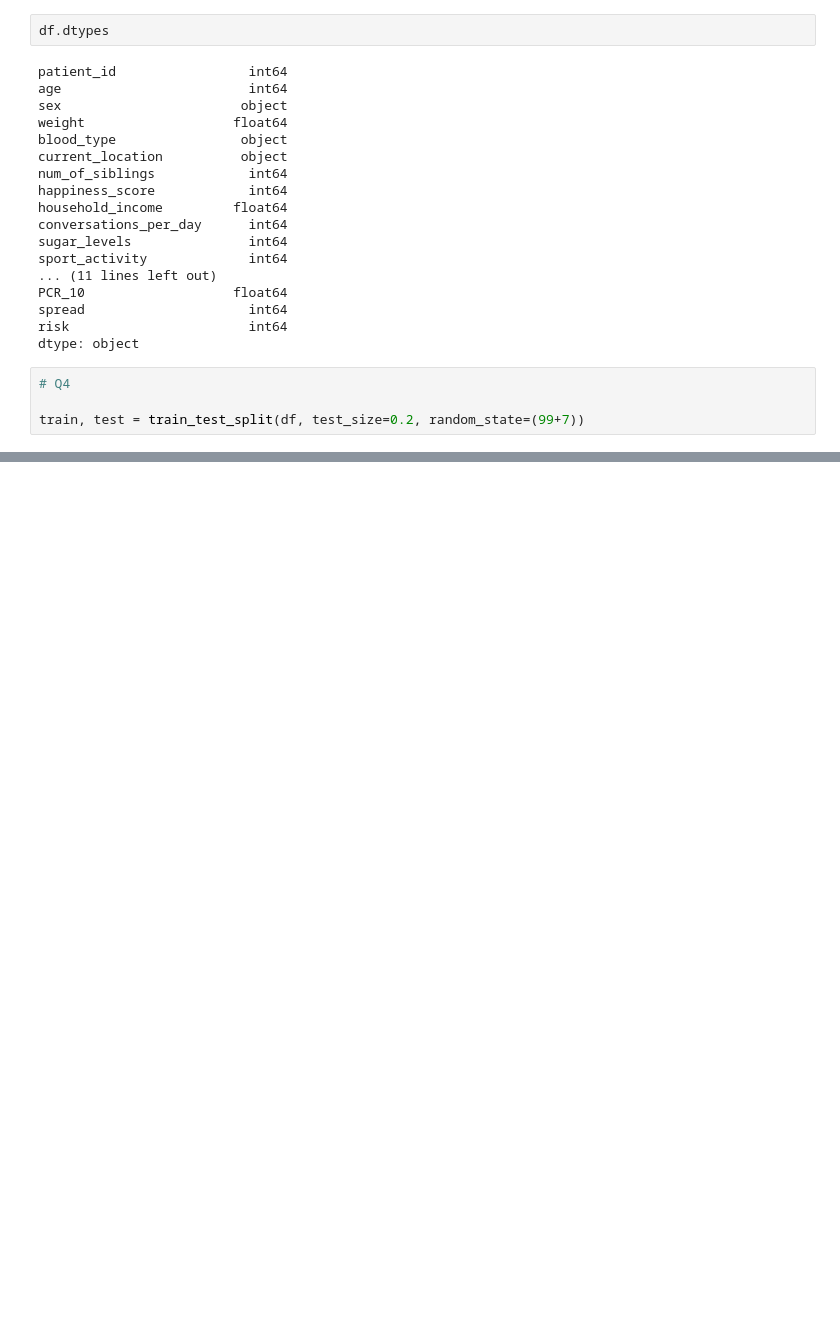
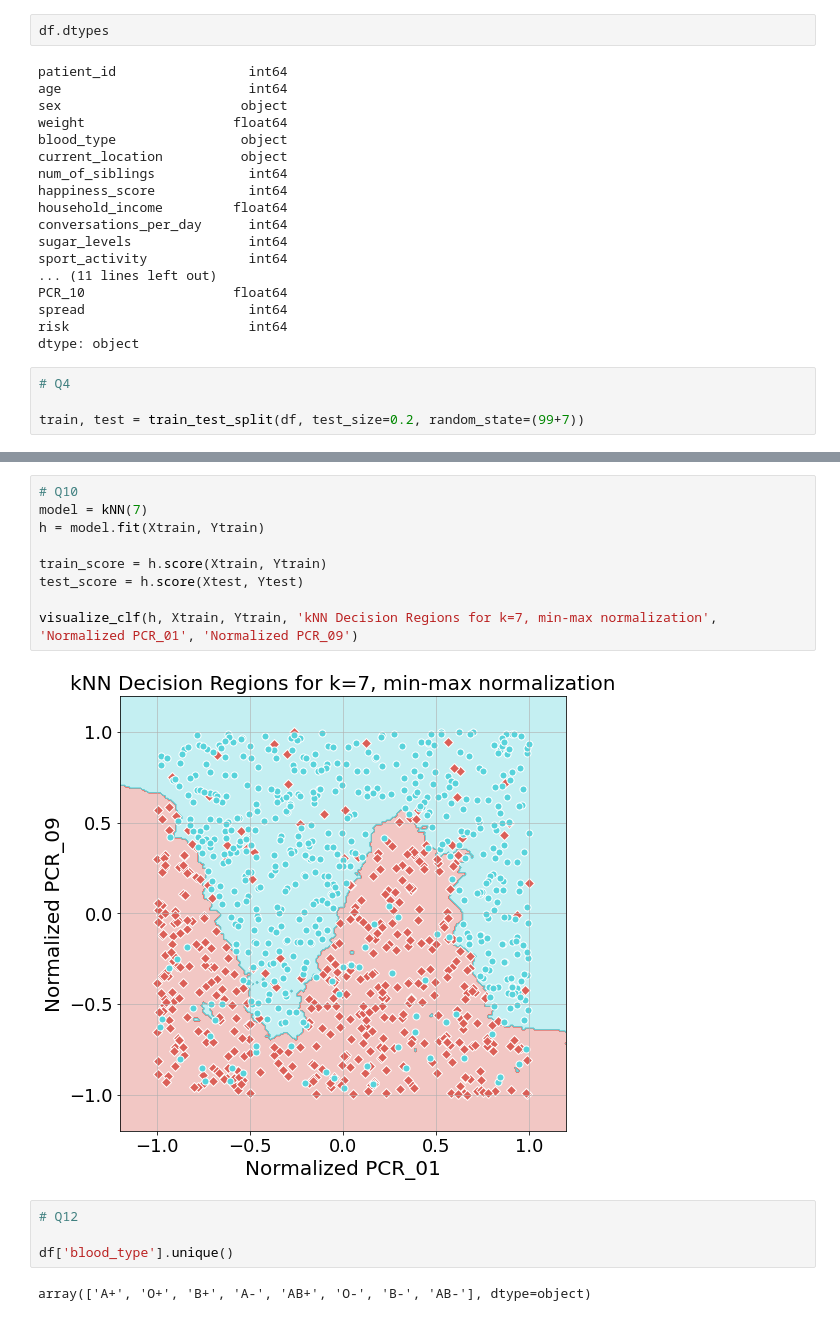
Before and after one commit to FlipperCoin/intro-to-ml, a Jupyter notebook: major_hw1/major_hw1.ipynb, the cells around one changed output, grey strips where cells are left out. Saved outputs shown, nothing was run; the diff lists cells and outputs as text; blank space fills up the shorter version.

```diff
--- a/major_hw1/major_hw1.ipynb
+++ b/major_hw1/major_hw1.ipynb
@@ -118,0 +237,17 @@ g.fig.set_size_inches(12,8)
+# %%
+# Q10
+model = kNN(7)
+h = model.fit(Xtrain, Ytrain)
+
+train_score = h.score(Xtrain, Ytrain)
+test_score = h.score(Xtest, Ytest)
+
+visualize_clf(h, Xtrain, Ytrain, 'kNN Decision Regions for k=7, min-max normalization', 'Normalized PCR_01', 'Normalized PCR_09')
+# %% [output]
+[figure, added]
+# %%
+# Q12
+
+df['blood_type'].unique()
+# %% [output]
+array(['A+', 'O+', 'B+', 'A-', 'AB+', 'O-', 'B-', 'AB-'], dtype=object)
```
Also changed, not shown: parts of 9 cells of this notebook, 4 other files.
